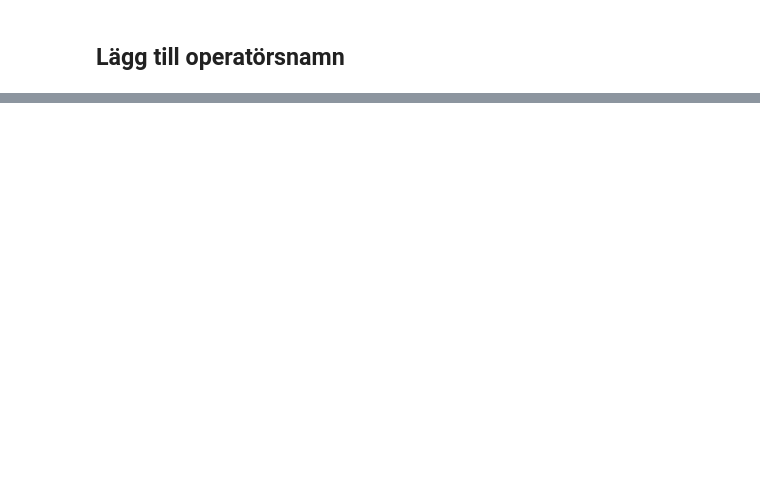
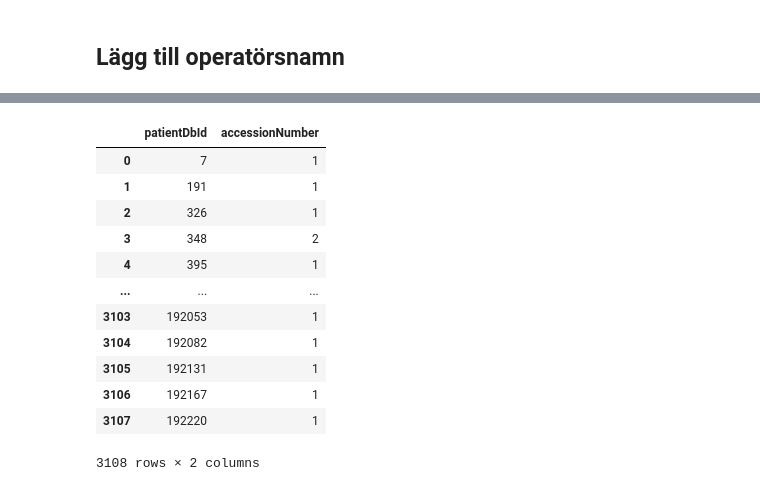
Before and after one commit to rvbCMTS/rvbrtg, a Jupyter notebook: Modaliteter/Intervention/AK över 5 Gy 2022.ipynb, the cells around one changed output, grey strips where cells are left out. Cells and saved outputs as stored; diff of their text form; code cells hidden in the pictures; blank space fills up the shorter version.

```diff
--- a/Modaliteter/Intervention/AK över 5 Gy 2022.ipynb
+++ b/Modaliteter/Intervention/AK över 5 Gy 2022.ipynb
@@ -306,4 +350,18 @@ study_5Gy.to_excel("output_data/Över_5Gy.xlsx")
 # %%
-multiple = study.groupby("patientDbId", as_index=False)["doseRPTotal"].nunique()
-multiple
+multiple_study = study.groupby("patientDbId", as_index=False)["accessionNumber"].nunique()
+multiple_study
+# %% [output]
+|  | patientDbId | accessionNumber |
+| 0 | 7 | 1 |
+| 1 | 191 | 1 |
+| 2 | 326 | 1 |
+| 3 | 348 | 2 |
+| 4 | 395 | 1 |
+| ... | ... | ... |
+| 3103 | 192053 | 1 |
+| 3104 | 192082 | 1 |
+| 3105 | 192131 | 1 |
+| 3106 | 192167 | 1 |
+| 3107 | 192220 | 1 |
+3108 rows × 2 columns
 # %%
```
Also changed, not shown: parts of 26 cells of this notebook, 1 other file.
